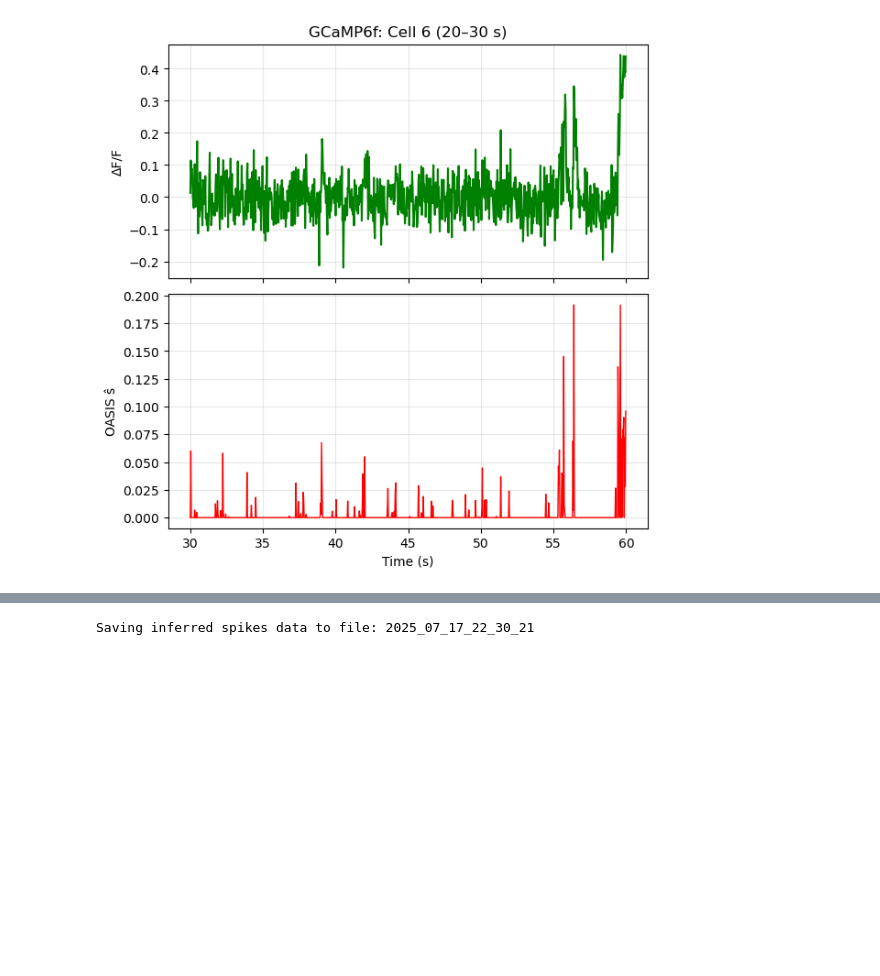
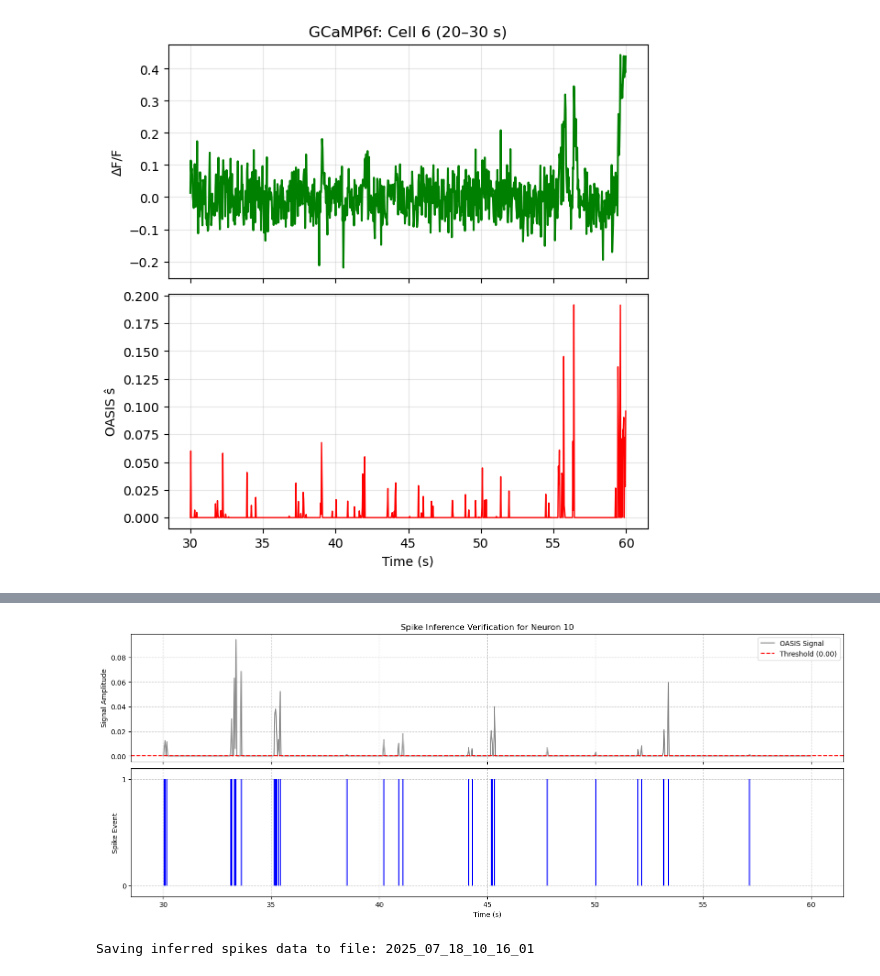
Before and after one commit to ak-andreas/nds-final-project-summer25, a Jupyter notebook: 01-preprocessing_redo.ipynb, the cells around one changed output, grey strips where cells are left out. Cells and saved outputs as stored; diff of their text form; code cells hidden in the pictures; blank space fills up the shorter version.

Commit message:
threshold the signal to get spike counts for receptive field computation.

```diff
--- a/01-preprocessing_redo.ipynb
+++ b/01-preprocessing_redo.ipynb
@@ -171,3 +200,70 @@ oasis_results.shape
+# %%
+import matplotlib.pyplot as plt
+import numpy as np
+
+# --- Assume you have these variables defined ---
+# oasis_results:  Continuous signals, shape (neurons, timesteps)
+# spike_counts:   Binary spike trains, shape (neurons, timesteps)
+# thresholds:     Calculated threshold for each neuron, shape (neurons,)
+sampling_rate = 25 # Hz (Example value, use your actual downsampled rate)
+# ---------------------------------------------
+
+
+# 1. Choose a neuron to inspect
+neuron_index = 10 # Example: look at the 11th neuron
+
+# Define time window in seconds
+start_time_s = 30
+end_time_s = 60
+
+# Convert time in seconds to sample indices
+start_index = int(start_time_s * sampling_rate)
+end_index = int(end_time_s * sampling_rate)
+
+# 2. Isolate the data for the chosen neuron and time window
+oasis_signal_neuron = oasis_results[neuron_index, start_index:end_index]
+spike_counts_neuron = spike_counts[neuron_index, start_index:end_index]
+threshold_neuron = thresholds[neuron_index]
+
+# Create a corresponding time vector for the x-axis
+time_vector = np.linspace(start_time_s, end_time_s, num=len(oasis_signal_neuron))
+
+
+# 3. Create the two-row plot
+# sharex=True links the x-axes of both subplots
+fig, (ax1, ax2) = plt.subplots(2, 1, figsize=(15, 6), sharex=True, constrained_layout=True)
+
+# --- Top Subplot: Continuous Signal ---
+ax1.plot(time_vector, oasis_signal_neuron, color='gray', alpha=0.9, label='OASIS Signal')
+ax1.axhline(threshold_neuron, color='red', linestyle='--', label=f'Threshold ({threshold_neuron:.2f})')
+ax1.set_ylabel("Signal Amplitude")
+ax1.set_title(f"Spike Inference Verification for Neuron {neuron_index}")
+ax1.legend(loc='upper right')
+ax1.grid(True, linestyle='--', alpha=0.6)
+
+
+# --- Bottom Subplot: Inferred Spikes ---
+(markers, stemlines, baseline) = ax2.stem(
+    time_vector,
+    spike_counts_neuron,
+    linefmt='b-',
+    markerfmt=' ',
+    basefmt=" "
+)
+# Make the spike stems thinner for clarity
+plt.setp(stemlines, 'linewidth', 1.5)
+ax2.set_ylabel("Spike Event")
+ax2.set_xlabel("Time (s)")
+# Set y-axis to clearly show 0 and 1
+ax2.set_ylim(-0.1, 1.1)
+ax2.set_yticks([0, 1])
+ax2.grid(True, linestyle='--', alpha=0.6)
+
+
+# Display the plot
+plt.show()
+# %% [output]
+[figure, added]
 # %%
 # Save the oasis processed data to file in preproceesing direcotry under name space "aakarsh" as a npz
 # file with the current and timestamp.
@@ -181,9 +277,10 @@ output_filename = f'{output_dir}/oasis_preprocessed_recordings_{run_date_prefix_
 np.savez_compressed(
     output_filename,
     processed_neuron_signal=oasis_results,
+    spike_counts=spike_counts,
+    thresholds=thresholds,
     sampling_frequency=sampling_rate,
     time_vector=time,
-    dff_clean=data['dff'] # Good practice to save the source data too
 )
 # %% [output]
-Saving inferred spikes data to file: 2025_07_17_22_30_21
+Saving inferred spikes data to file: 2025_07_18_10_16_01
```
Also changed, not shown: parts of 2 cells of this notebook, 5 other files.
